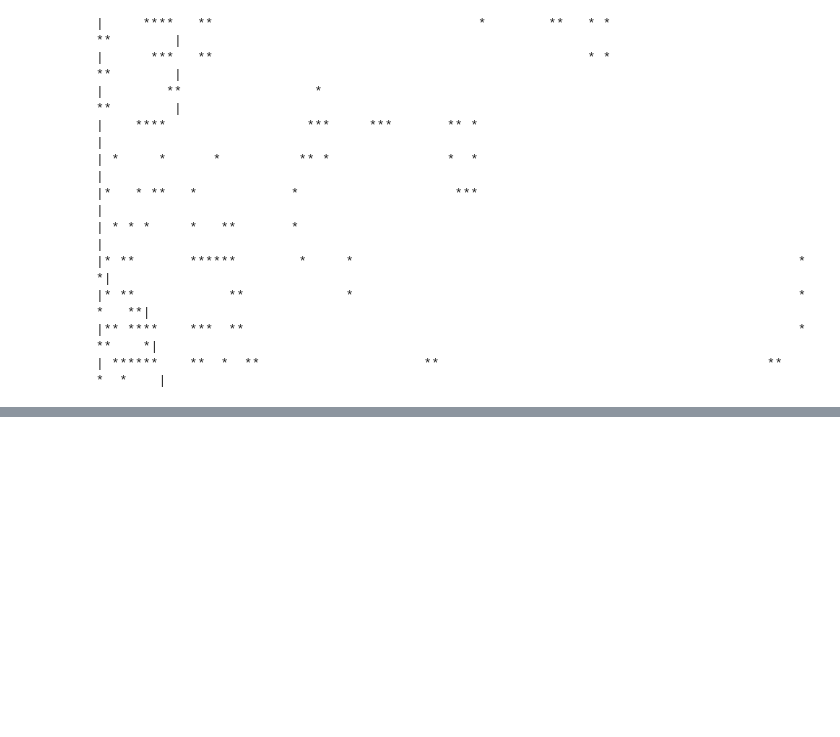
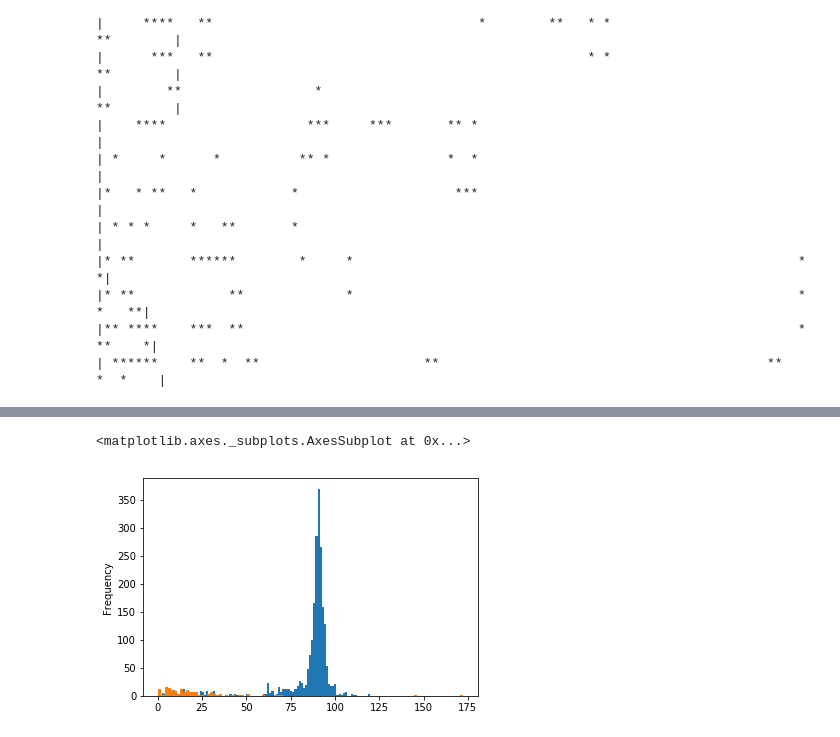
Before and after one commit to jpivarski-talks/2019-05-28-lpchats-numpy-uproot-awkward, a Jupyter notebook: 01-numpy-skills.ipynb, the cells around one changed output, grey strips where cells are left out. Cells and saved outputs as stored; diff of their text form; code cells hidden in the pictures; blank space fills up the shorter version.

Commit message:
on to Pandas

```diff
--- a/01-numpy-skills.ipynb
+++ b/01-numpy-skills.ipynb
@@ -269,3 +269,9 @@ show(world)
 |* **            **             *                                                         *    *   **|
 |** ****    ***  **                                                                       *   **    *|
 | ******    **  *  **                     **                                          **     *  *    |
+# %%
+# Pandas organizes Numpy operations into convenient tables.
+
+import pandas
+df = pandas.DataFrame(arrays)
+df
@@ -271,0 +297,4 @@ show(world)
+# %%
+df["mass"] = compute_mass(df.E1, df.E2, df.px1, df.px2, df.py1, df.py2, df.pz1, df.pz2)
+
+df[["mass", "Q1", "Q2"]]
@@ -271,0 +320,8 @@ show(world)
+# %%
+# Pandas features, like selection inside square brackets, are really just Numpy features.
+
+df["mass"][df.Q1 != df.Q2].plot.hist(bins=100)
+df["mass"][df.Q1 == df.Q2].plot.hist(bins=100)
+# %% [output]
+<matplotlib.axes._subplots.AxesSubplot at 0x...>
+[figure, added]
```
Also changed, not shown: parts of 2 cells of this notebook.
